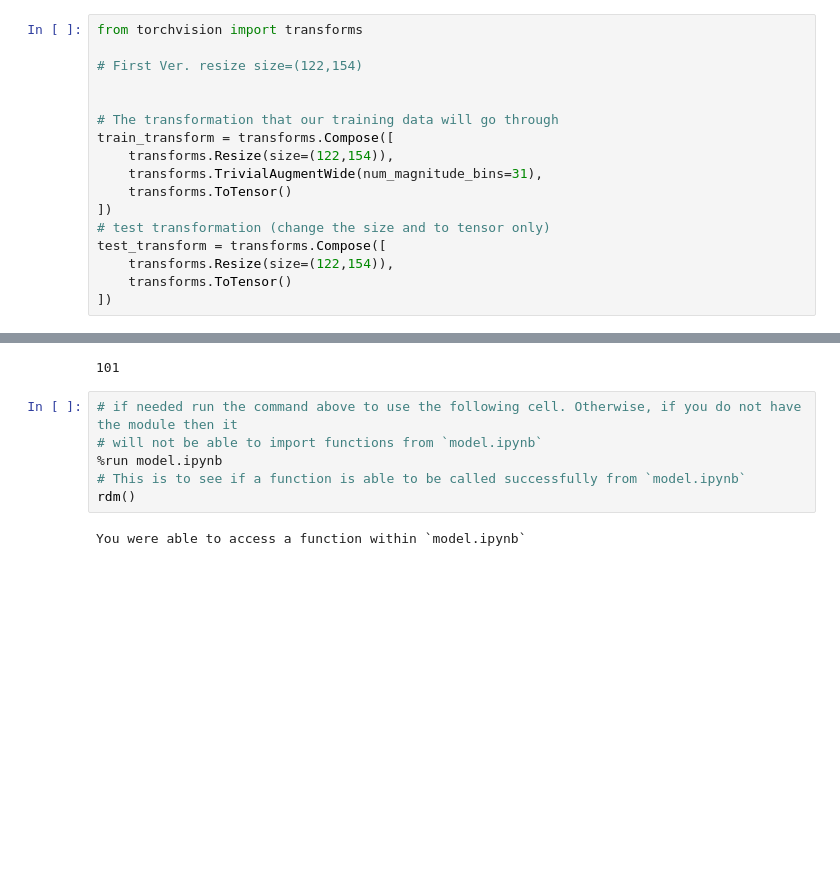
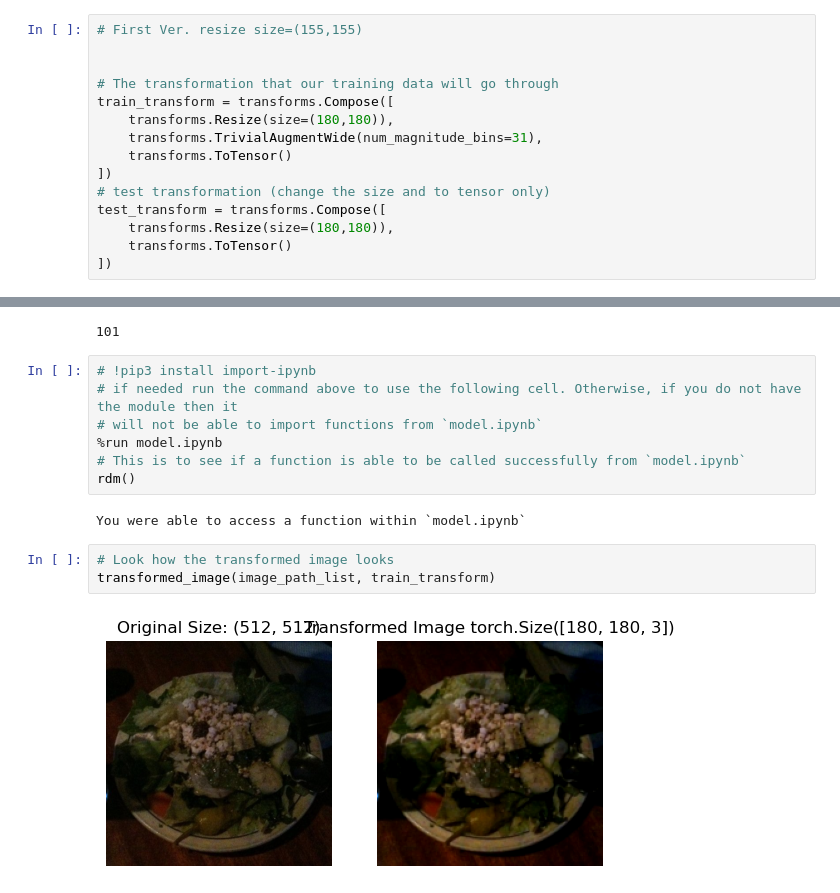
Before and after one commit to cortes28/pytorch-food-classification, a Jupyter notebook: Food-Classification-pyTorch-vision.ipynb, the cells around one changed output, grey strips where cells are left out. Saved outputs shown, nothing was run; the diff lists cells and outputs as text; blank space fills up the shorter version.

Commit message:
set model
added new functions for visualization (look at the transformation applied) + further development into the model. -> Next step is to train the model and continue on from then.

```diff
--- a/Food-Classification-pyTorch-vision.ipynb
+++ b/Food-Classification-pyTorch-vision.ipynb
@@ -187,20 +195,18 @@ Highest height: 512
 # %% [markdown]
 ### The transform that will be applied to each image (train/test)
 # %%
-from torchvision import transforms
-
-# First Ver. resize size=(122,154)
+# First Ver. resize size=(155,155)
 
 
 # The transformation that our training data will go through
 train_transform = transforms.Compose([
-    transforms.Resize(size=(122,154)),
+    transforms.Resize(size=(180,180)),
     transforms.TrivialAugmentWide(num_magnitude_bins=31),
     transforms.ToTensor()
 ])
 # test transformation (change the size and to tensor only)
 test_transform = transforms.Compose([
-    transforms.Resize(size=(122,154)),
+    transforms.Resize(size=(180,180)),
     transforms.ToTensor()
 ])
 # %%
@@ -268,6 +250,7 @@ len(class_names)
 # %% [output]
 101
 # %%
+# !pip3 install import-ipynb
 # if needed run the command above to use the following cell. Otherwise, if you do not have the module then it
 # will not be able to import functions from `model.ipynb`
 %run model.ipynb
@@ -275,3 +258,8 @@ len(class_names)
 rdm()
 # %% [output]
 You were able to access a function within `model.ipynb`
+# %%
+# Look how the transformed image looks
+transformed_image(image_path_list, train_transform)
+# %% [output]
+[figure, added]
```
Also changed, not shown: parts of 17 cells of this notebook, 1 other file.
